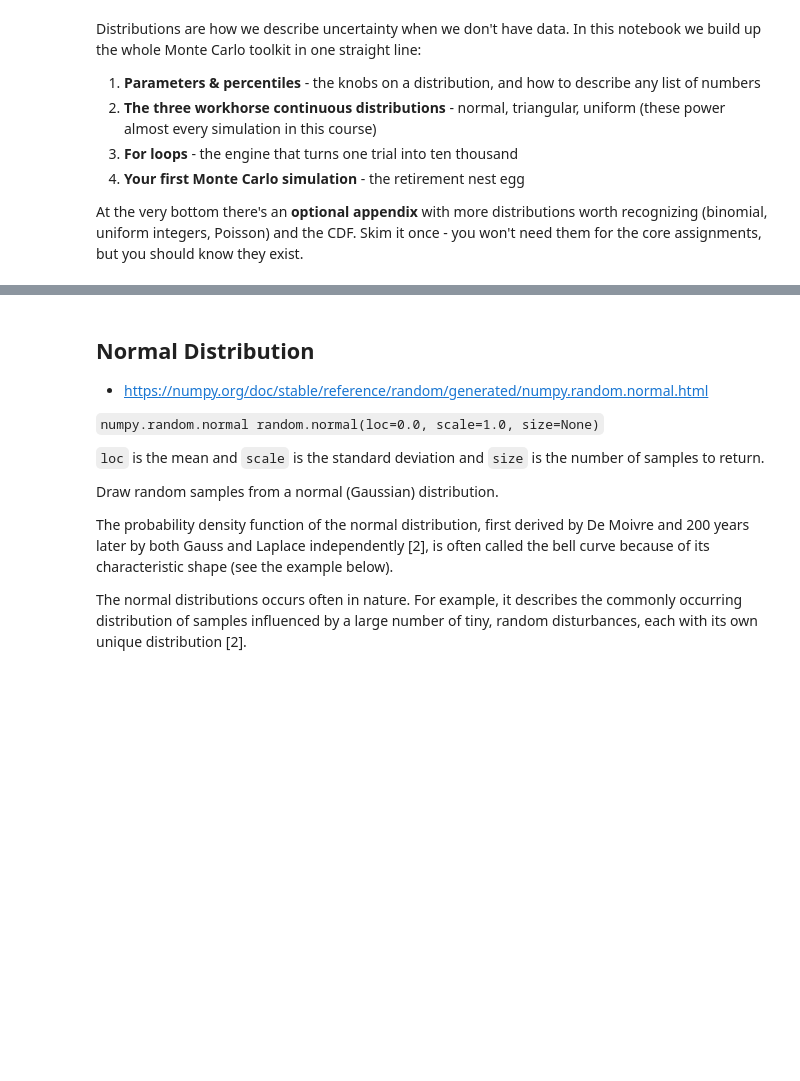
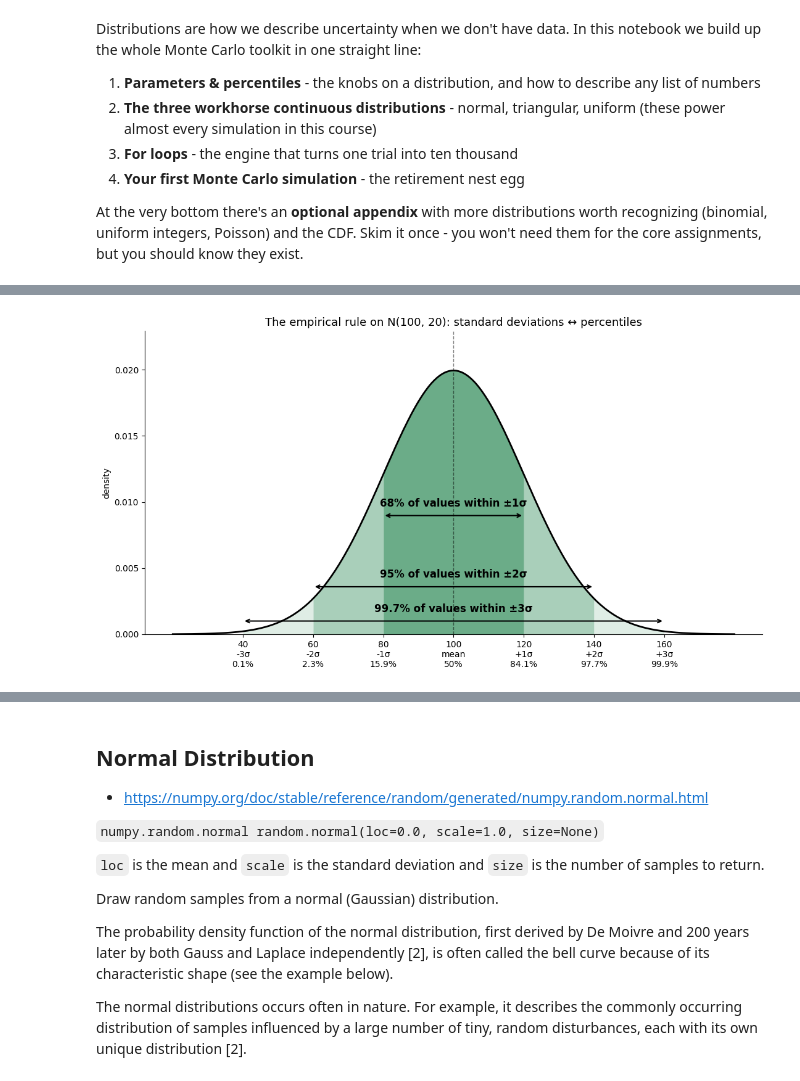
Before and after one commit to drdave-teaching/OPIM5641-notebooks, a Jupyter notebook: 2_MonteCarlo/Intro_to_Distributions.ipynb, the cells around one changed output, grey strips where cells are left out. Saved outputs shown, nothing was run; the diff lists cells and outputs as text; code cells hidden in the pictures; blank space fills up the shorter version.

```diff
--- a/2_MonteCarlo/Intro_to_Distributions.ipynb
+++ b/2_MonteCarlo/Intro_to_Distributions.ipynb
@@ -48,0 +37,43 @@ Here's the classic picture tying it all together - standard deviations, cumulati
+# %%
+# The empirical rule (68 / 95 / 99.7) - drawn by us, not borrowed from Wikipedia
+import numpy as np
+import matplotlib.pyplot as plt
+
+mu, sd = 100, 20                       # the same N(100, 20) we sample later in this notebook
+x = np.linspace(mu - 4*sd, mu + 4*sd, 1000)
+pdf = np.exp(-0.5*((x - mu)/sd)**2) / (sd*np.sqrt(2*np.pi))   # the normal pdf, by hand
+
+fig, ax = plt.subplots(figsize=(11, 6))
+ax.plot(x, pdf, color='black', lw=2)
+
+# shade the 3-, 2-, 1-sigma bands (darker = closer to the mean)
+for k, alpha in [(3, 0.15), (2, 0.30), (1, 0.50)]:
+    band = np.abs(x - mu) <= k*sd
+    ax.fill_between(x[band], pdf[band], color='seagreen', alpha=alpha, lw=0)
+
+# label each band with a double-headed arrow
+ymax = pdf.max()
+for k, frac, y in [(1, '68%', 0.45), (2, '95%', 0.18), (3, '99.7%', 0.05)]:
+    ax.annotate('', xy=(mu - k*sd, y*ymax), xytext=(mu + k*sd, y*ymax),
+                arrowprops=dict(arrowstyle='<->', color='black', lw=1.5))
+    ax.text(mu, (y + 0.035)*ymax, f'{frac} of values within ±{k}σ',
+            ha='center', fontsize=12, fontweight='bold')
+
+ax.axvline(mu, color='black', ls='--', lw=1, alpha=0.5)
+
+# x ticks: the value, the sigma count, AND the percentile of that point
+ticks = [mu + k*sd for k in range(-3, 4)]
+pctls = ['0.1%', '2.3%', '15.9%', '50%', '84.1%', '97.7%', '99.9%']
+labels = []
+for t, k, pct in zip(ticks, range(-3, 4), pctls):
+    mid = 'mean' if k == 0 else f'{k:+d}σ'
+    labels.append(f'{t:.0f}\n{mid}\n{pct}')
+ax.set_xticks(ticks); ax.set_xticklabels(labels)
+
+ax.set_title('The empirical rule on N(100, 20): standard deviations ↔ percentiles', fontsize=13)
+ax.set_ylabel('density'); ax.set_ylim(0, ymax*1.15)
+ax.spines[['top', 'right']].set_visible(False)
+plt.tight_layout()
+plt.show()
+# %% [output]
+[figure, added]
```
Also changed, not shown: parts of 52 cells of this notebook.
